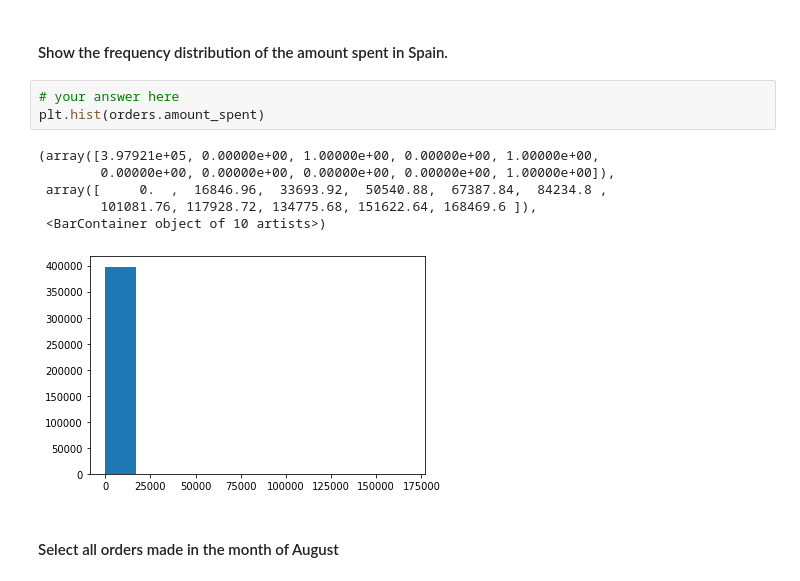
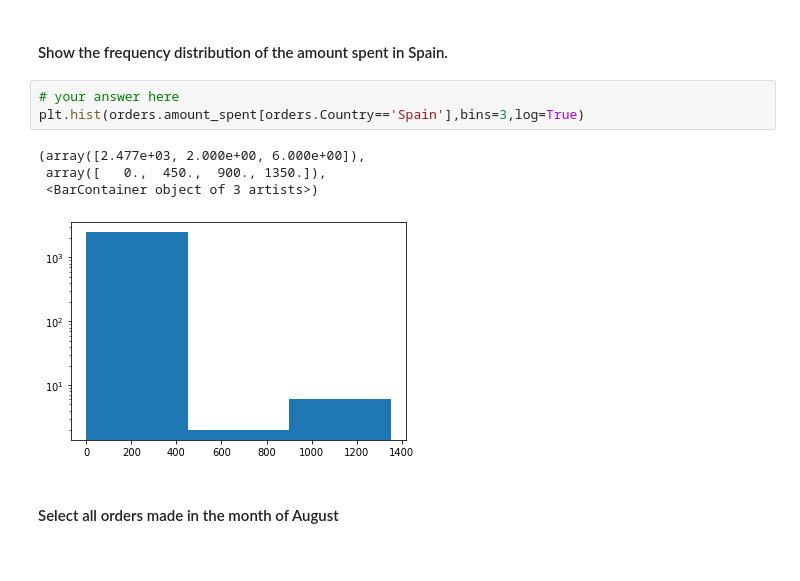
Before and after one commit to Ironhack-Data-Madrid-Marzo-2022/5.1-lab-subsetting-and-descriptive-stats, a Jupyter notebook: your-code/main.ipynb, the cells around one changed output. Cells and saved outputs as stored; diff of their text form.

```diff
--- a/your-code/main.ipynb
+++ b/your-code/main.ipynb
@@ -468,14 +468,12 @@ orders[['year','Description']][(orders.Description.str.contains('lunch bag')) &
 #### Show the frequency distribution of the amount spent in Spain.
 # %%
 # your answer here
-plt.hist(orders.amount_spent)
+plt.hist(orders.amount_spent[orders.Country=='Spain'],bins=3,log=True)
 # %% [output]
-(array([3.97921e+05, 0.00000e+00, 1.00000e+00, 0.00000e+00, 1.00000e+00,
-        0.00000e+00, 0.00000e+00, 0.00000e+00, 0.00000e+00, 1.00000e+00]),
- array([     0.  ,  16846.96,  33693.92,  50540.88,  67387.84,  84234.8 ,
-        101081.76, 117928.72, 134775.68, 151622.64, 168469.6 ]),
- <BarContainer object of 10 artists>)
+(array([2.477e+03, 2.000e+00, 6.000e+00]),
+ array([   0.,  450.,  900., 1350.]),
+ <BarContainer object of 3 artists>)
-[figure, old version]
+[figure, new version]
 # %% [markdown]
 #### Select all orders made in the month of August
 # %%
```
